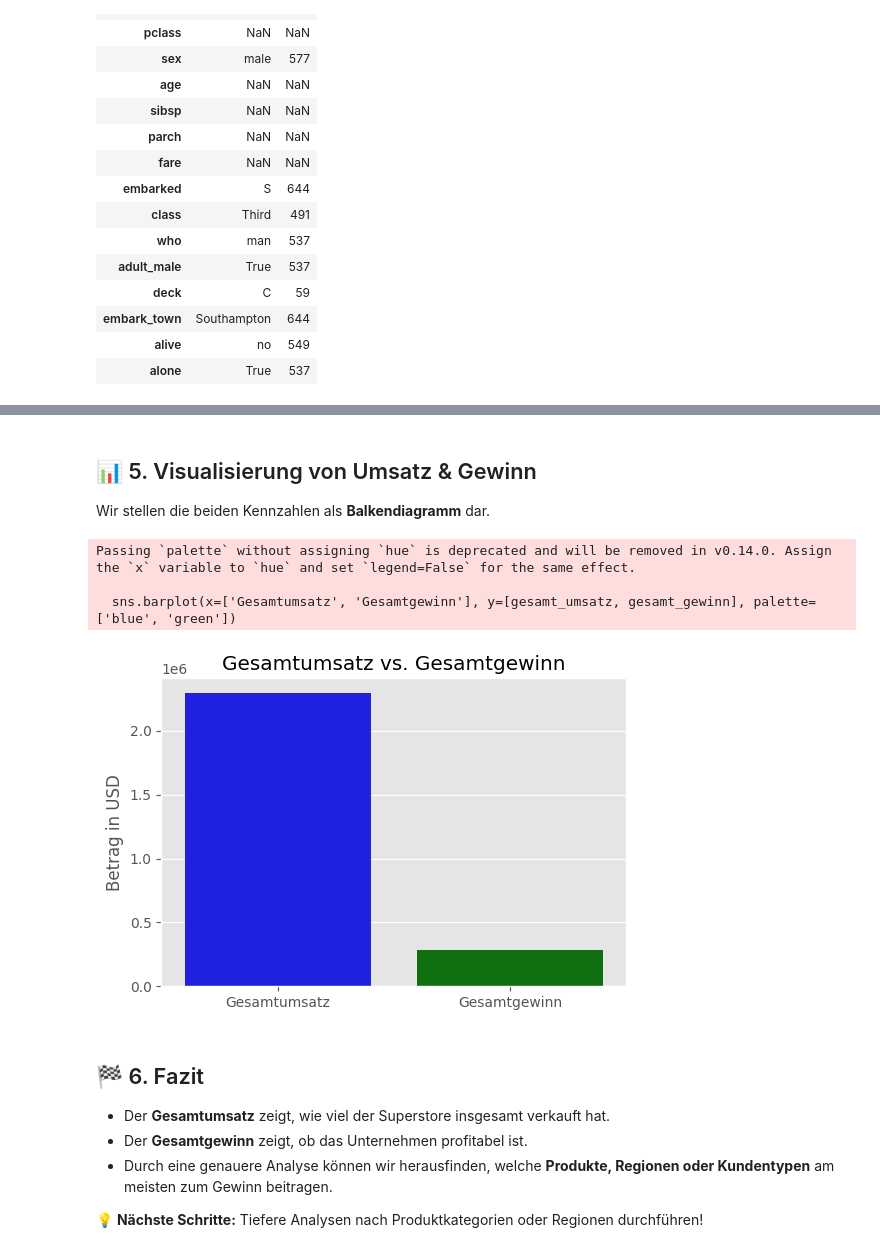
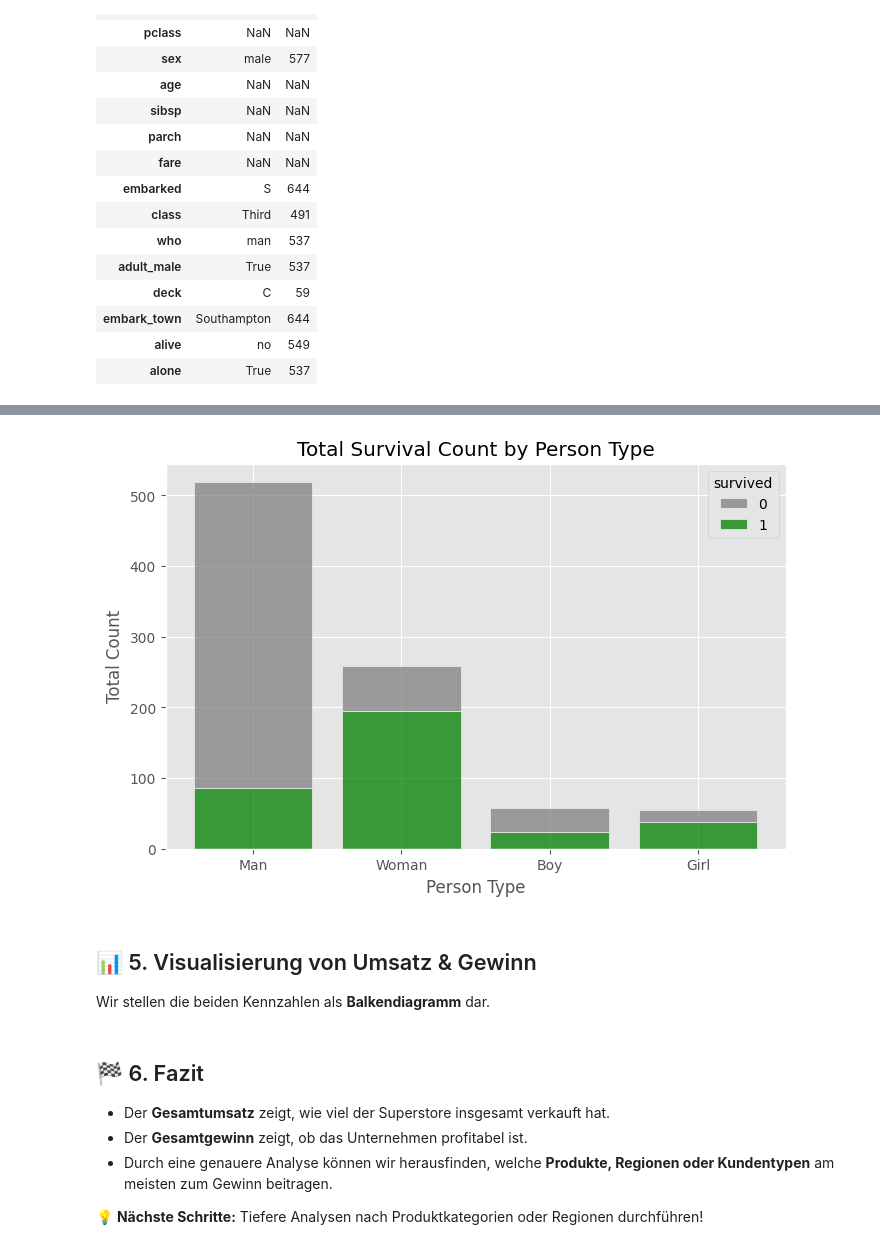
Before and after one commit to ruben-antenen/bina, a Jupyter notebook: LB1/CODE-RUBEN/Rubens_erstes_BI_Projekt_Loesung_1.ipynb, the cells around one changed output, grey strips where cells are left out. Drawn from its saved outputs; the diff is of its cells as text; code cells hidden in the pictures.

```diff
--- a/LB1/CODE-RUBEN/Rubens_erstes_BI_Projekt_Loesung_1.ipynb
+++ b/LB1/CODE-RUBEN/Rubens_erstes_BI_Projekt_Loesung_1.ipynb
@@ -132,18 +177,17 @@ print(f'📌 Gesamtgewinn: {gesamt_gewinn:,.2f} USD')
+# %%
+plt.figure(figsize=(8,5))
+sns.histplot(data=df, x='person_type', hue='survived', multiple='stack',
+             palette={0: "gray", 1: "green"}, shrink=0.8)
+
+plt.ylabel('Total Count')
+plt.xlabel('Person Type')
+plt.title('Total Survival Count by Person Type')
+plt.show()
+# %% [output]
+[figure, added]
 # %% [markdown]
 ## 📊 5. Visualisierung von Umsatz & Gewinn
 Wir stellen die beiden Kennzahlen als **Balkendiagramm** dar.
-# %%
-# Diagramm erstellen
-plt.figure(figsize=(6,4))
-sns.barplot(x=['Gesamtumsatz', 'Gesamtgewinn'], y=[gesamt_umsatz, gesamt_gewinn], palette=['blue', 'green'])
-plt.ylabel('Betrag in USD')
-plt.title('Gesamtumsatz vs. Gesamtgewinn')
-plt.show()
-# %% [output]
-Passing `palette` without assigning `hue` is deprecated and will be removed in v0.14.0. Assign the `x` variable to `hue` and set `legend=False` for the same effect.
-
-  sns.barplot(x=['Gesamtumsatz', 'Gesamtgewinn'], y=[gesamt_umsatz, gesamt_gewinn], palette=['blue', 'green'])
-[figure, removed]
 # %% [markdown]
 ## 🏁 6. Fazit
 - Der **Gesamtumsatz** zeigt, wie viel der Superstore insgesamt verkauft hat.
```
Also changed, not shown: parts of 9 cells of this notebook.
